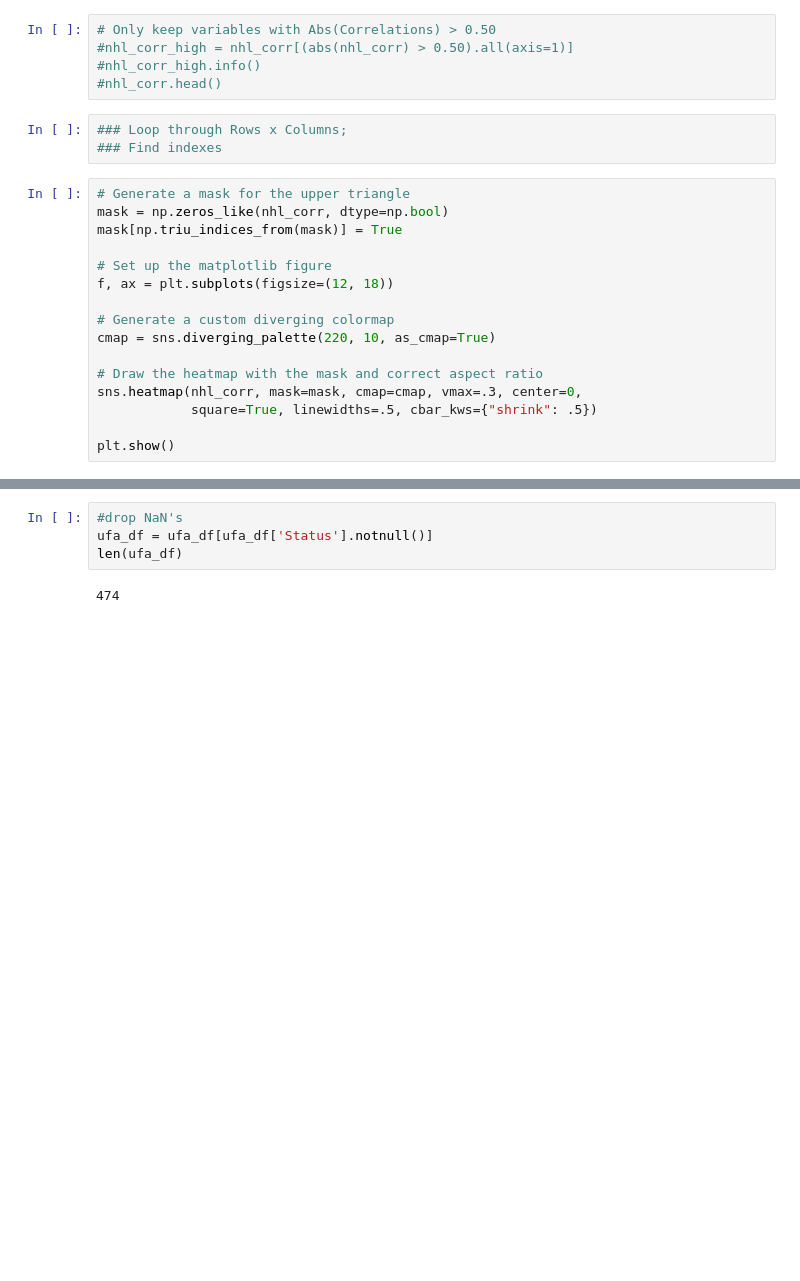
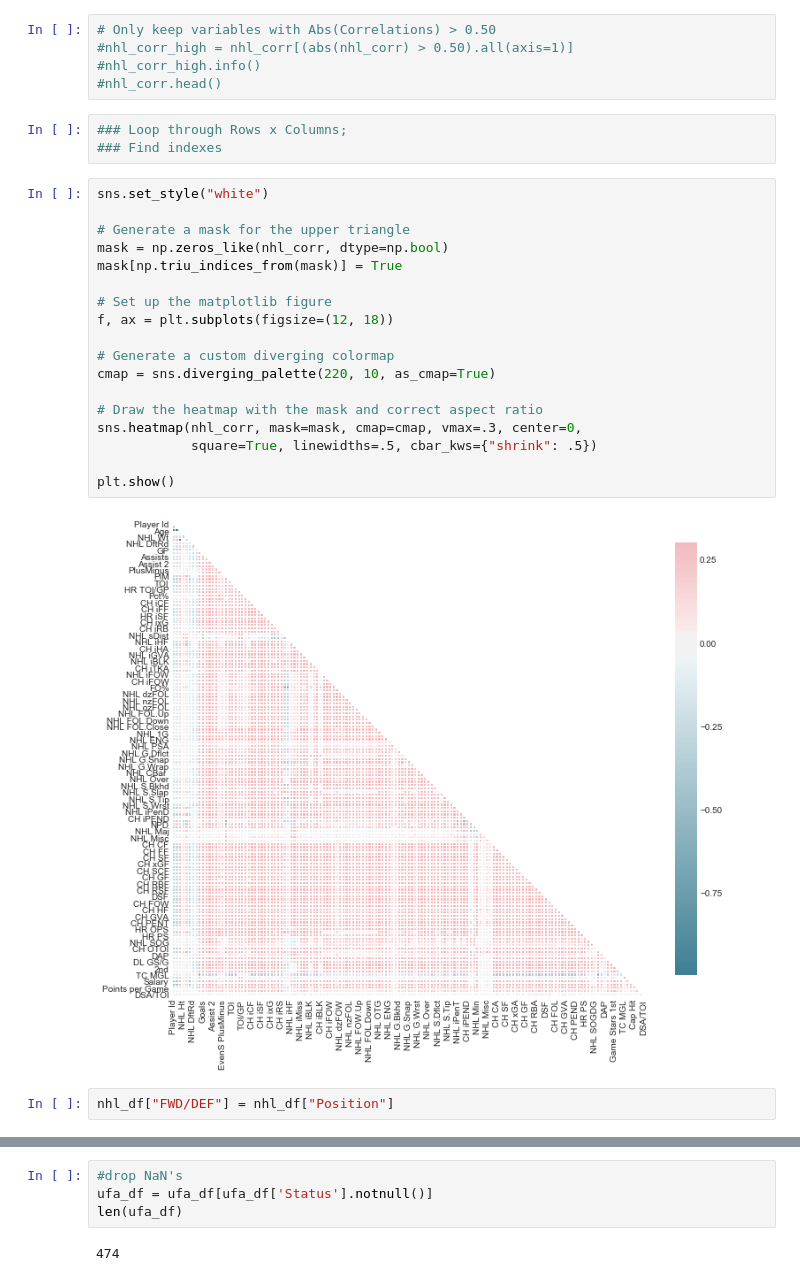
Before and after one commit to cjgargano/UCI-Project-01, a Jupyter notebook: NHL_Data_Analysis.ipynb, the cells around one changed output, grey strips where cells are left out. Saved outputs shown, nothing was run; the diff lists cells and outputs as text; blank space fills up the shorter version.

```diff
--- a/NHL_Data_Analysis.ipynb
+++ b/NHL_Data_Analysis.ipynb
@@ -45,18 +58,24 @@ nhl_corr.head()
 ### Loop through Rows x Columns;
 ### Find indexes
 # %%
+sns.set_style("white")
+
 # Generate a mask for the upper triangle
 mask = np.zeros_like(nhl_corr, dtype=np.bool)
 mask[np.triu_indices_from(mask)] = True
 
 # Set up the matplotlib figure
 f, ax = plt.subplots(figsize=(12, 18))
 
 # Generate a custom diverging colormap
 cmap = sns.diverging_palette(220, 10, as_cmap=True)
 
 # Draw the heatmap with the mask and correct aspect ratio
 sns.heatmap(nhl_corr, mask=mask, cmap=cmap, vmax=.3, center=0,
             square=True, linewidths=.5, cbar_kws={"shrink": .5})
 
 plt.show()
+# %% [output]
+[figure, added]
+# %%
+nhl_df["FWD/DEF"] = nhl_df["Position"]
```
Also changed, not shown: parts of 42 cells of this notebook, 4 other files.
